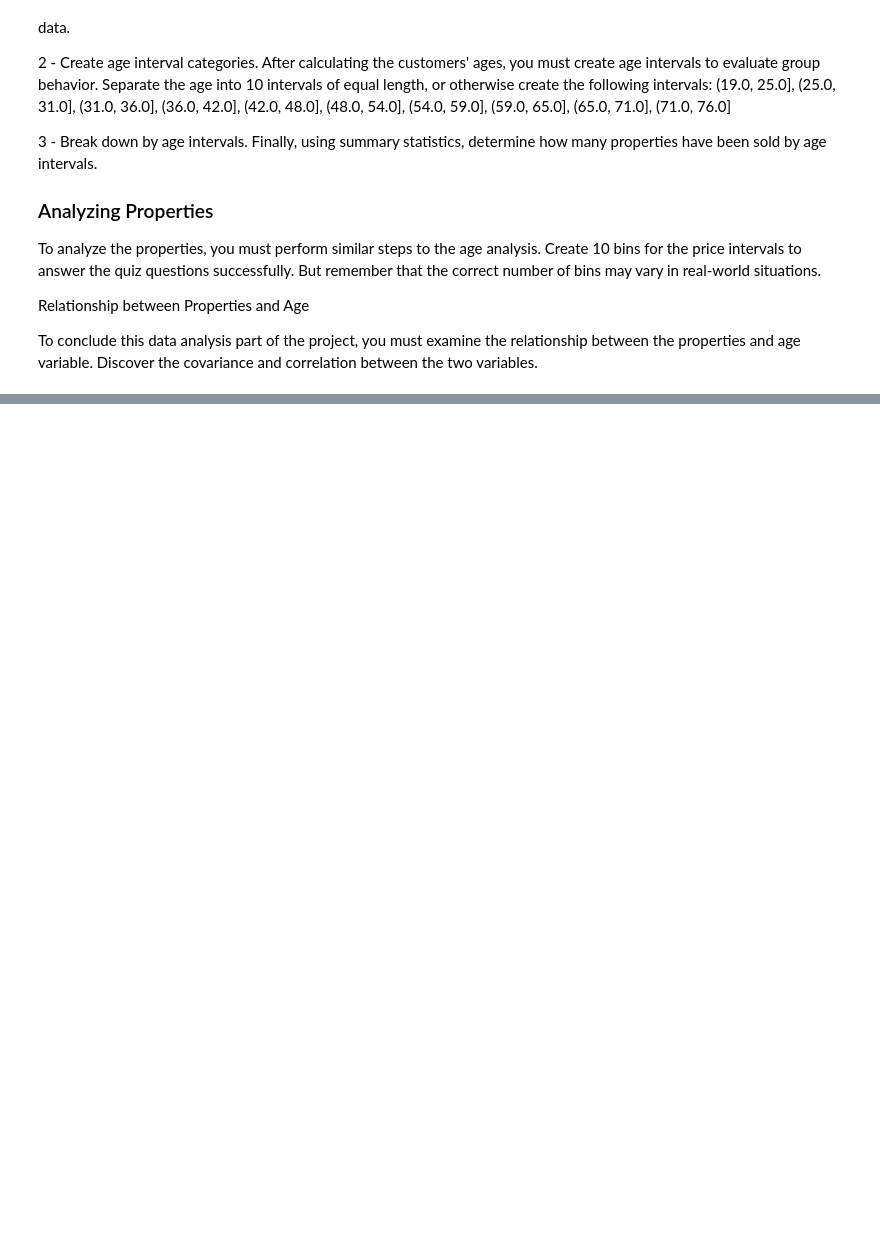
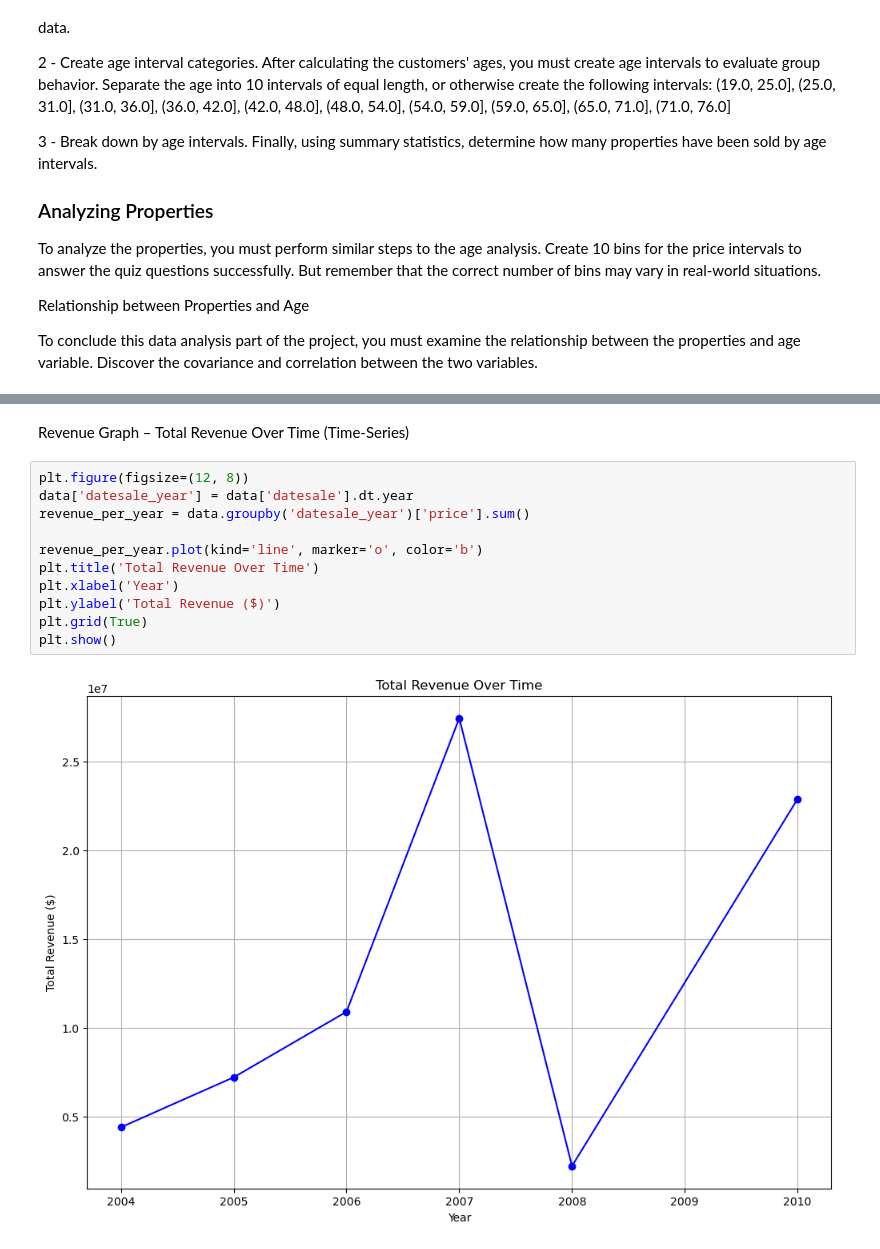
Before and after one commit to mezdourcheima/Real-Estate-Market-Analysis-with-Python, a Jupyter notebook: dataAnalysis.ipynb, the cells around one changed output, grey strips where cells are left out. Cells and saved outputs as stored; diff of their text form; blank space fills up the shorter version.

```diff
--- a/dataAnalysis.ipynb
+++ b/dataAnalysis.ipynb
@@ -21,0 +225,15 @@ To conclude this data analysis part of the project, you must examine the relatio
+# %% [markdown]
+Revenue Graph – Total Revenue Over Time (Time-Series)
+# %%
+plt.figure(figsize=(12, 8))
+data['datesale_year'] = data['datesale'].dt.year
+revenue_per_year = data.groupby('datesale_year')['price'].sum()
+
+revenue_per_year.plot(kind='line', marker='o', color='b')
+plt.title('Total Revenue Over Time')
+plt.xlabel('Year')
+plt.ylabel('Total Revenue ($)')
+plt.grid(True)
+plt.show()
+# %% [output]
+[figure, added]
```
Also changed, not shown: parts of 35 cells of this notebook, 2 other files.
